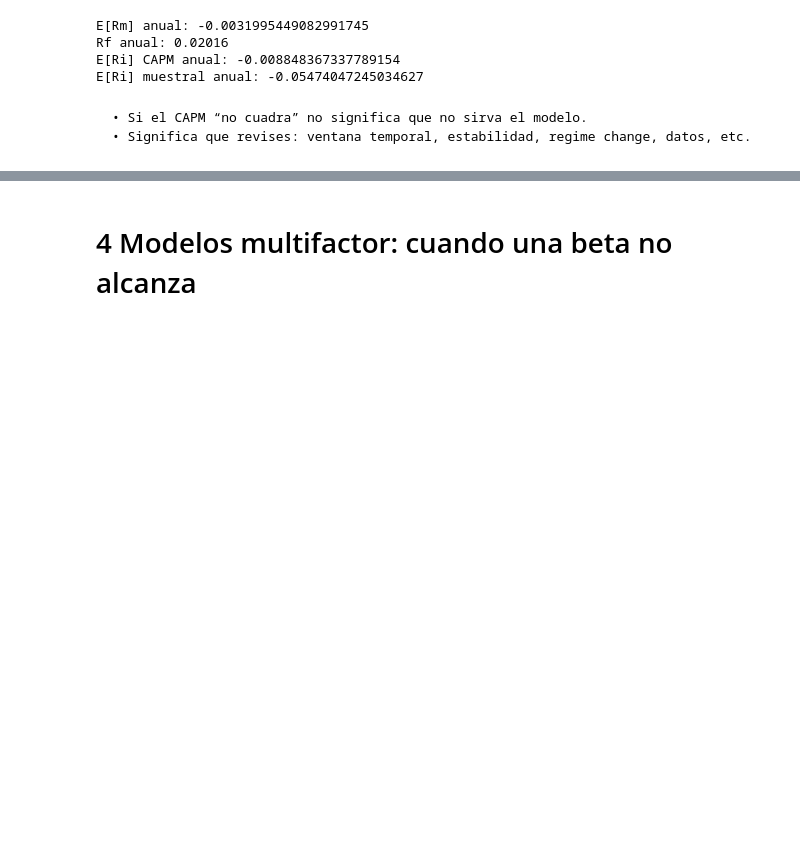
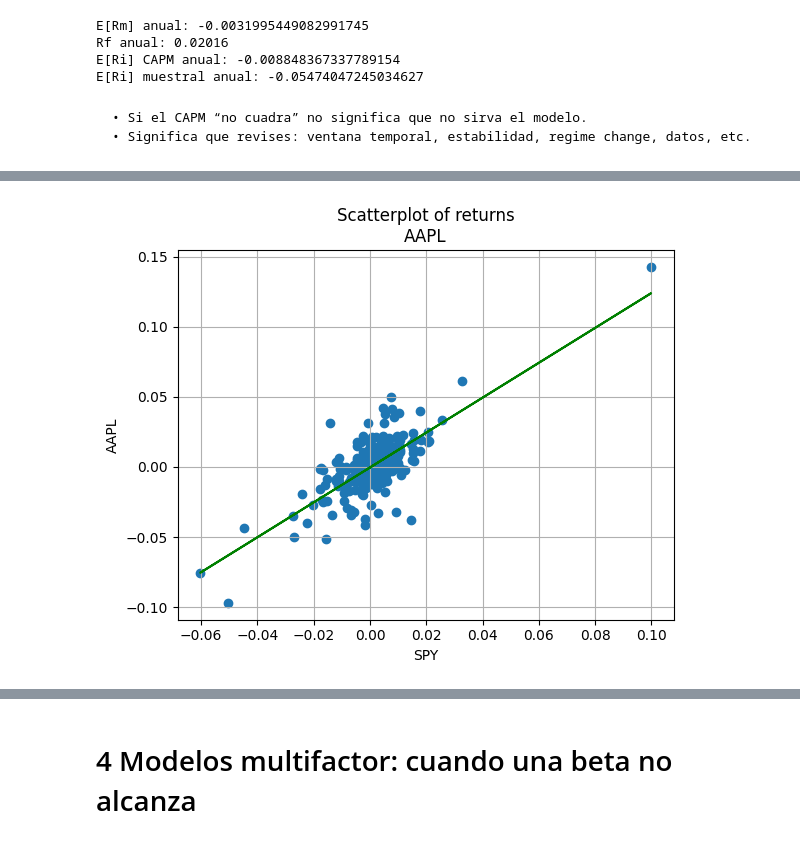
Before and after one commit to ferdlpz/Finanzas-Python, a Jupyter notebook: Modelos de valuacion de activos/Clase_Asset_Pricing.ipynb, the cells around one changed output, grey strips where cells are left out. Cells and saved outputs as stored; diff of their text form; code cells hidden in the pictures; blank space fills up the shorter version.

```diff
--- a/Modelos de valuacion de activos/Clase_Asset_Pricing.ipynb
+++ b/Modelos de valuacion de activos/Clase_Asset_Pricing.ipynb
@@ -223,0 +267,4 @@ E[Ri] muestral anual: -0.05474047245034627
+# %%
+tickers = ["AAPL", "MSFT", "GOOGL", "SPY"]
+data = yf.download(tickers, start="2025-01-01", end="2025-12-31", progress=False)["Close"]
+rets = to_returns(data)
@@ -223,0 +286,12 @@ E[Ri] muestral anual: -0.05474047245034627
+# %%
+str_title = 'Scatterplot of returns' + '\n' + tickers[0]
+plt.figure()
+plt.title(str_title)
+plt.scatter(returns_benchmark, rets["AAPL"].values)
+plt.plot(returns_benchmark, predictor_linreg, color='green')
+plt.ylabel(tickers[0])
+plt.xlabel(tickers[-1])
+plt.grid()
+plt.show()
+# %% [output]
+[figure, added]
```
Also changed, not shown: parts of 11 cells of this notebook.
